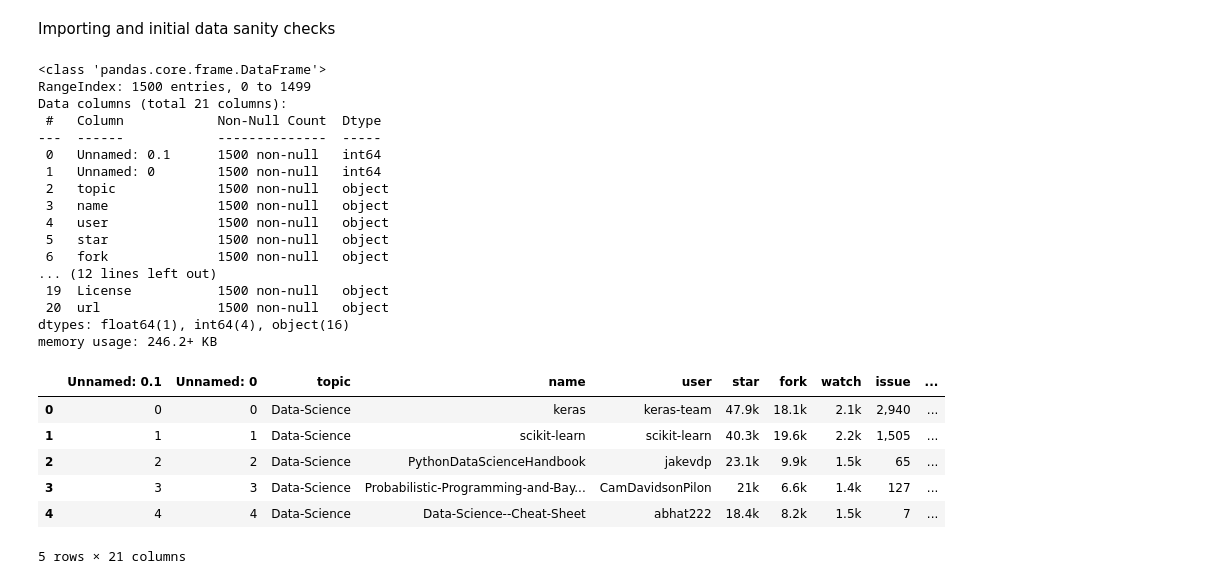
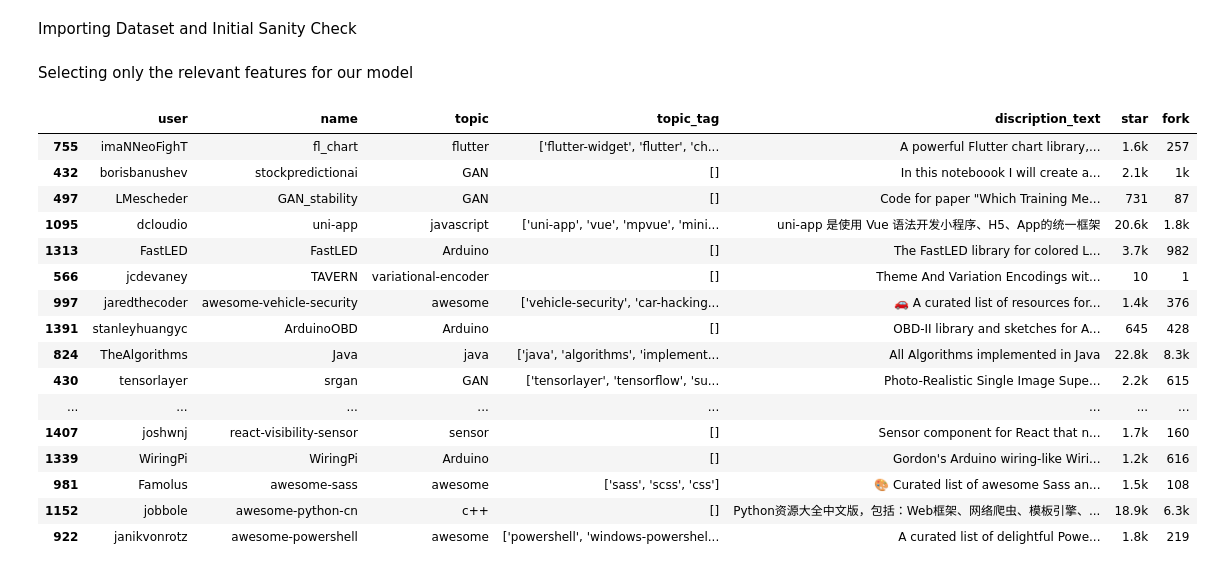
Before and after one commit to le-Affan/github-collaborator-recommendation-system, a Jupyter notebook: main.ipynb, the cells around one changed output. Saved outputs shown, nothing was run; the diff lists cells and outputs as text; code cells hidden in the pictures.

```diff
--- a/main.ipynb
+++ b/main.ipynb
@@ -1,40 +1,33 @@
 # %% [markdown]
-Importing and initial data sanity checks
+Importing Dataset and Initial Sanity Check
 # %%
 import pandas as pd
 
 raw_df = pd.read_csv(r"C:\Users\Affan\Desktop\GitHub_Match_Maker\Github_data.csv")
-raw_df.info()
+# display(raw_df.head())
+# display(raw_df.info())
-# %% [output]
-<class 'pandas.core.frame.DataFrame'>
-RangeIndex: 1500 entries, 0 to 1499
-Data columns (total 21 columns):
- #   Column            Non-Null Count  Dtype
----  ------            --------------  -----
- 0   Unnamed: 0.1      1500 non-null   int64
- 1   Unnamed: 0        1500 non-null   int64
- 2   topic             1500 non-null   object
- 3   name              1500 non-null   object
- 4   user              1500 non-null   object
- 5   star              1500 non-null   object
- 6   fork              1500 non-null   object
-... (12 lines left out)
- 19  License           1500 non-null   object
- 20  url               1500 non-null   object
-dtypes: float64(1), int64(4), object(16)
-memory usage: 246.2+ KB
-# %%
-raw_df.head()
-# %% [output]
-|  | Unnamed: 0.1 | Unnamed: 0 | topic | name | user | star | fork | watch | issue | ... |
-| 0 | 0 | 0 | Data-Science | keras | keras-team | 47.9k | 18.1k | 2.1k | 2,940 | ... |
-| 1 | 1 | 1 | Data-Science | scikit-learn | scikit-learn | 40.3k | 19.6k | 2.2k | 1,505 | ... |
-| 2 | 2 | 2 | Data-Science | PythonDataScienceHandbook | jakevdp | 23.1k | 9.9k | 1.5k | 65 | ... |
-| 3 | 3 | 3 | Data-Science | Probabilistic-Programming-and-Bay... | CamDavidsonPilon | 21k | 6.6k | 1.4k | 127 | ... |
-| 4 | 4 | 4 | Data-Science | Data-Science--Cheat-Sheet | abhat222 | 18.4k | 8.2k | 1.5k | 7 | ... |
-5 rows × 21 columns
+# %% [markdown]
+Selecting only the relevant features for our model
 # %%
 selected_columns = ['user','name','topic','topic_tag','discription_text','star','fork']
 new_df = raw_df[selected_columns].copy()
 # new_df.head()
-# new_df.sample(n = 25)
+new_df.sample(n = 25)
+# %% [output]
+|  | user | name | topic | topic_tag | discription_text | star | fork |
+| 755 | imaNNeoFighT | fl_chart | flutter | ['flutter-widget', 'flutter', 'ch... | A powerful Flutter chart library,... | 1.6k | 257 |
+| 432 | borisbanushev | stockpredictionai | GAN | [] | In this noteboook I will create a... | 2.1k | 1k |
+| 497 | LMescheder | GAN_stability | GAN | [] | Code for paper "Which Training Me... | 731 | 87 |
+| 1095 | dcloudio | uni-app | javascript | ['uni-app', 'vue', 'mpvue', 'mini... | uni-app 是使用 Vue 语法开发小程序、H5、App的统一框架 | 20.6k | 1.8k |
+| 1313 | FastLED | FastLED | Arduino | [] | The FastLED library for colored L... | 3.7k | 982 |
+| 566 | jcdevaney | TAVERN | variational-encoder | [] | Theme And Variation Encodings wit... | 10 | 1 |
+| 997 | jaredthecoder | awesome-vehicle-security | awesome | ['vehicle-security', 'car-hacking... | 🚗 A curated list of resources for... | 1.4k | 376 |
+| 1391 | stanleyhuangyc | ArduinoOBD | Arduino | [] | OBD-II library and sketches for A... | 645 | 428 |
+| 824 | TheAlgorithms | Java | java | ['java', 'algorithms', 'implement... | All Algorithms implemented in Java | 22.8k | 8.3k |
+| 430 | tensorlayer | srgan | GAN | ['tensorlayer', 'tensorflow', 'su... | Photo-Realistic Single Image Supe... | 2.2k | 615 |
+| ... | ... | ... | ... | ... | ... | ... | ... |
+| 1407 | joshwnj | react-visibility-sensor | sensor | [] | Sensor component for React that n... | 1.7k | 160 |
+| 1339 | WiringPi | WiringPi | Arduino | [] | Gordon's Arduino wiring-like Wiri... | 1.2k | 616 |
+| 981 | Famolus | awesome-sass | awesome | ['sass', 'scss', 'css'] | 🎨 Curated list of awesome Sass an... | 1.5k | 108 |
+| 1152 | jobbole | awesome-python-cn | c++ | [] | Python资源大全中文版，包括：Web框架、网络爬虫、模板引擎、... | 18.9k | 6.3k |
+| 922 | janikvonrotz | awesome-powershell | awesome | ['powershell', 'windows-powershel... | A curated list of delightful Powe... | 1.8k | 219 |
```
Also changed, not shown: parts of 12 cells of this notebook, 1 other file.
